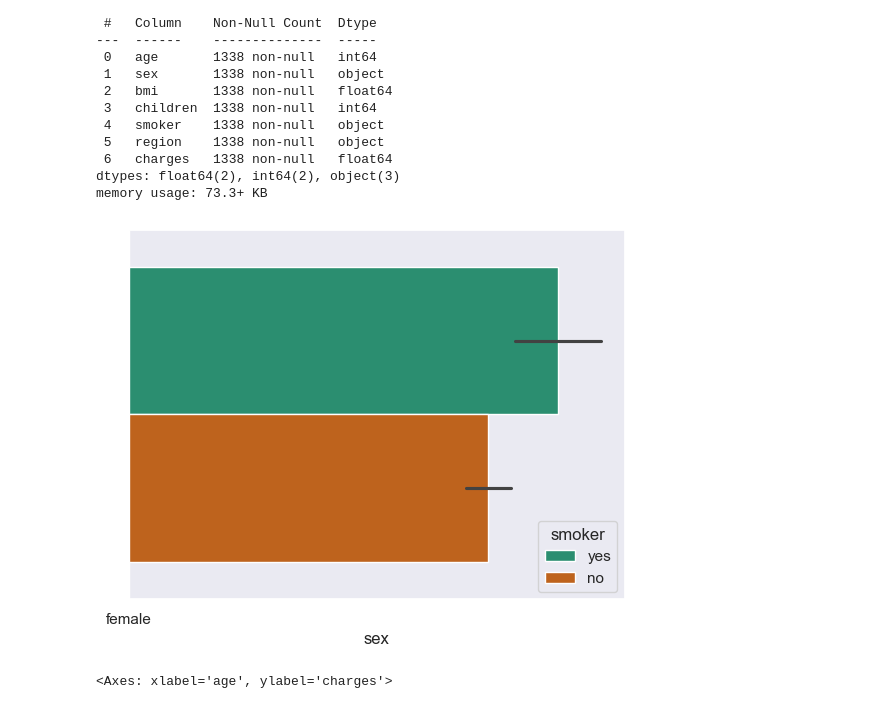
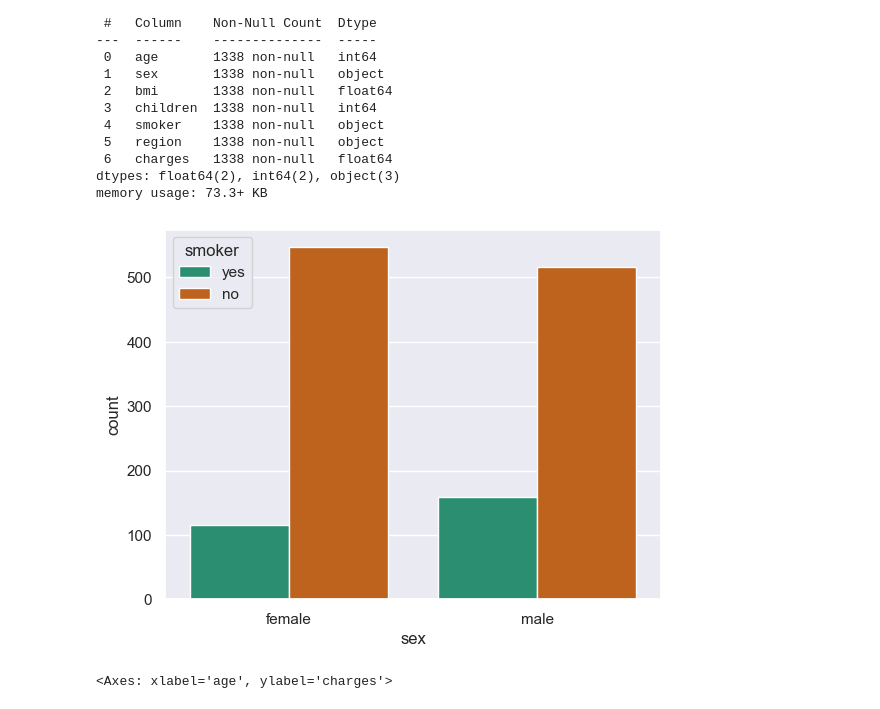
Before and after one commit to Animesh-Samantaray/PYTHON, a Jupyter notebook: scikit-learn/medical-ml.ipynb, the cells around one changed output. Drawn from its saved outputs; the diff is of its cells as text; code cells hidden in the pictures.

```diff
--- a/scikit-learn/medical-ml.ipynb
+++ b/scikit-learn/medical-ml.ipynb
@@ -57,10 +57,10 @@ Data columns (total 7 columns):
 dtypes: float64(2), int64(2), object(3)
 memory usage: 73.3+ KB
 # %%
-sns.barplot(x=data.sex  , hue=data.smoker )
+sns.countplot(x=data.sex  , hue=data.smoker )
 plt.show()
 # %% [output]
-[figure, old version]
+[figure, new version]
 # %%
 sns.scatterplot(x=data.age , y = data.charges ,hue=data.smoker , style=data.smoker)
 # %% [output]
```
Also changed, not shown: parts of 9 cells of this notebook, 5 other files.
